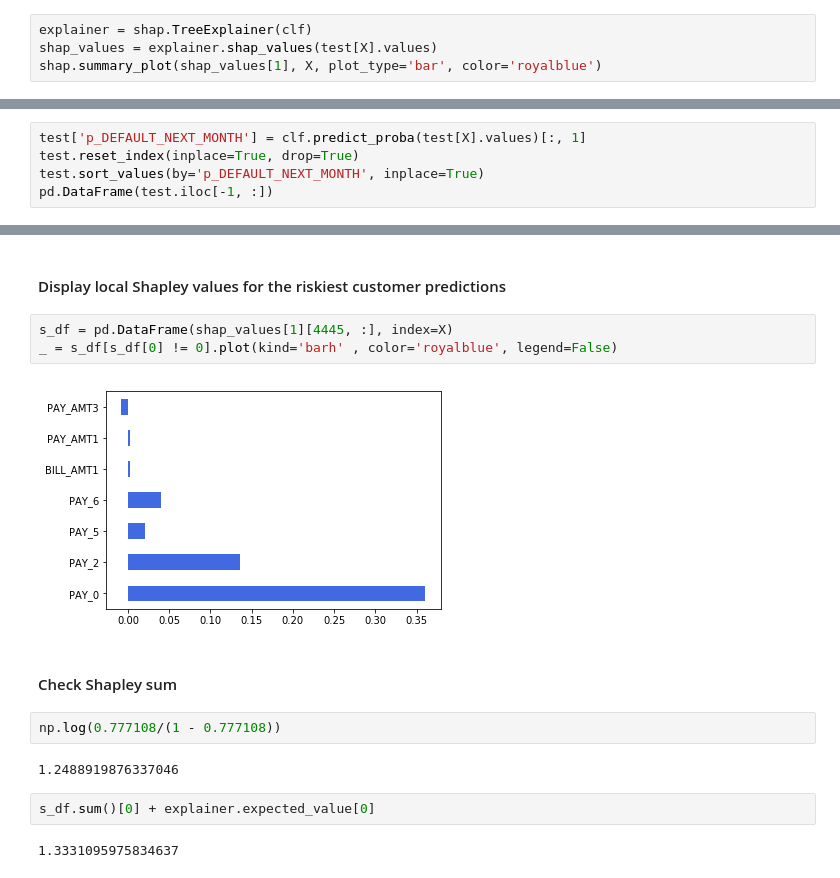
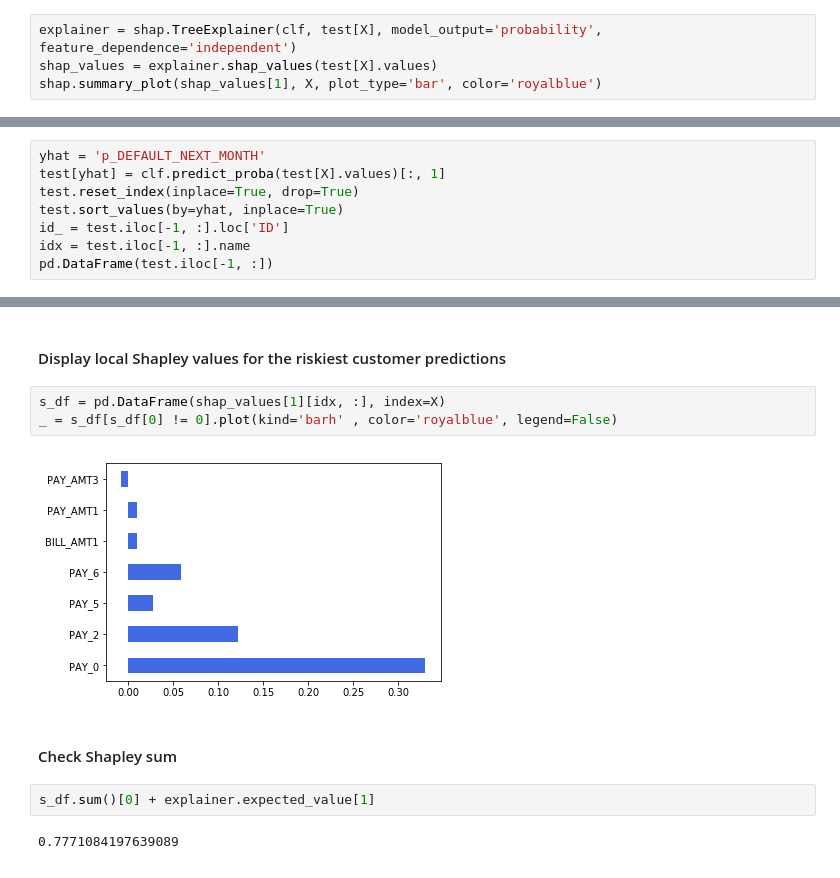
Before and after one commit to jphall663/xai_misconceptions, a Jupyter notebook: dt_shap.ipynb, the cells around one changed output, grey strips where cells are left out. Cells and saved outputs as stored; diff of their text form.

```diff
--- a/dt_shap.ipynb
+++ b/dt_shap.ipynb
@@ -134,7 +143,7 @@ display(Image(('model.png')))
 # %% [markdown]
 #### Display global Shapley variable importance
 # %%
-explainer = shap.TreeExplainer(clf)
+explainer = shap.TreeExplainer(clf, test[X], model_output='probability', feature_dependence='independent')
 shap_values = explainer.shap_values(test[X].values)
 shap.summary_plot(shap_values[1], X, plot_type='bar', color='royalblue')
 # %% [output]
@@ -142,9 +151,12 @@ shap.summary_plot(shap_values[1], X, plot_type='bar', color='royalblue')
 # %% [markdown]
 #### Find riskiest customer
 # %%
-test['p_DEFAULT_NEXT_MONTH'] = clf.predict_proba(test[X].values)[:, 1]
+yhat = 'p_DEFAULT_NEXT_MONTH'
+test[yhat] = clf.predict_proba(test[X].values)[:, 1]
 test.reset_index(inplace=True, drop=True)
-test.sort_values(by='p_DEFAULT_NEXT_MONTH', inplace=True)
+test.sort_values(by=yhat, inplace=True)
+id_ = test.iloc[-1, :].loc['ID']
+idx = test.iloc[-1, :].name
 pd.DataFrame(test.iloc[-1, :])
 # %% [output]
 A value is trying to be set on a copy of a slice from a DataFrame.
@@ -176,17 +188,13 @@ See the caveats in the documentation: http://pandas.pydata.org/pandas-docs/stabl
 # %% [markdown]
 #### Display local Shapley values for the riskiest customer predictions
 # %%
-s_df = pd.DataFrame(shap_values[1][4445, :], index=X)
+s_df = pd.DataFrame(shap_values[1][idx, :], index=X)
 _ = s_df[s_df[0] != 0].plot(kind='barh' , color='royalblue', legend=False)
 # %% [output]
-[figure, old version]
+[figure, new version]
 # %% [markdown]
 #### Check Shapley sum
-# %%
-np.log(0.777108/(1 - 0.777108))
-# %% [output]
-1.2488919876337046
 # %%
-s_df.sum()[0] + explainer.expected_value[0]
+s_df.sum()[0] + explainer.expected_value[1]
 # %% [output]
-1.3331095975834637
+0.7771084197639089
```
Also changed, not shown: parts of 14 cells of this notebook, 5 other files.
